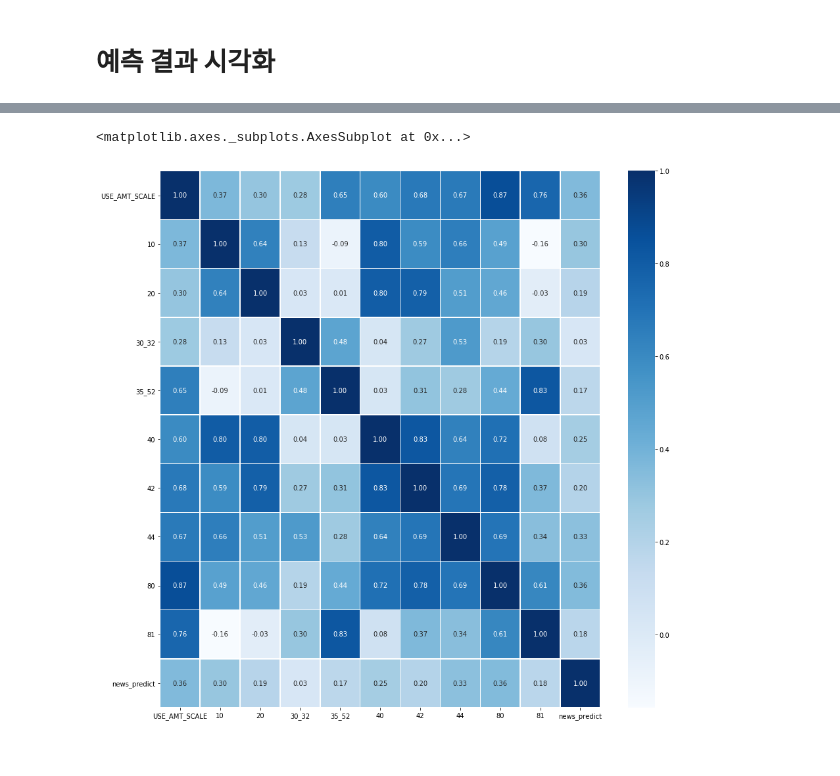
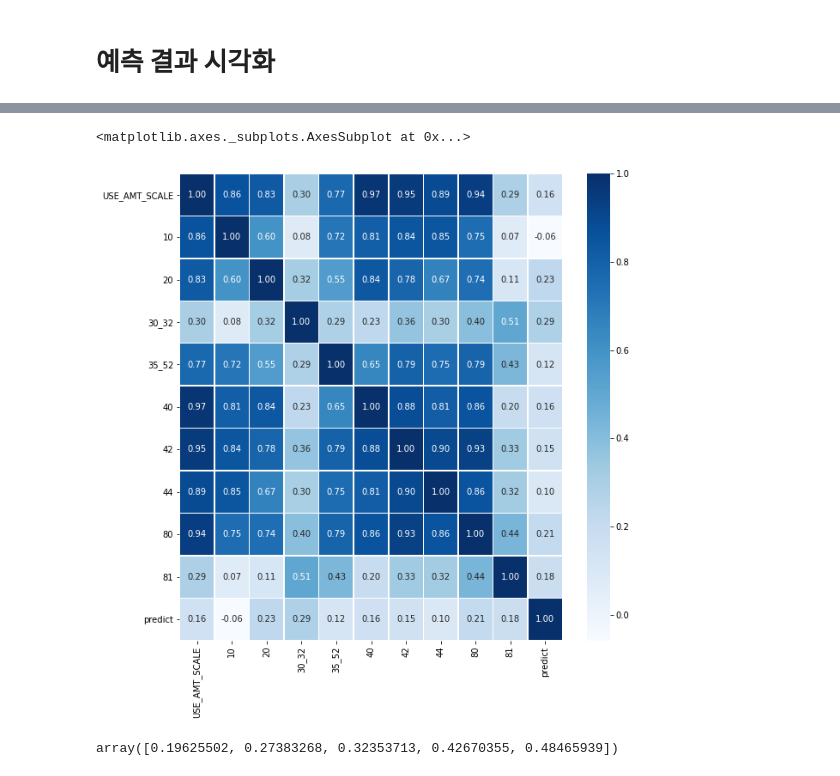
Before and after one commit to yoouza/bigcontest, a Jupyter notebook: estimation/News_Estimation.ipynb, the cells around one changed output, grey strips where cells are left out. Saved outputs shown, nothing was run; the diff lists cells and outputs as text; code cells hidden in the pictures.

```diff
--- a/estimation/News_Estimation.ipynb
+++ b/estimation/News_Estimation.ipynb
@@ -194,2 +253,13 @@ card_2019.head(), card_2020.head()
+# %%
+card_2019 = card_1920[card_1920.index < 120]
+card_2020 = card_1920[card_1920.index >= 120]
+card_2020 = card_2020.reset_index()
+card_2020 = card_2020.drop(['index'], axis=1)
+# %%
+card_2019 = card_2019[card_2019.index >= 7]
+card_2020 = card_2020[card_2020.index >= 7]
 # %%
 card_data = pd.concat([card_2019, card_2020], axis=0)
+card_data = card_data.reset_index()
+card_data = card_data.drop(['index'], axis=1)
+card_data.head()
@@ -216,0 +273,5 @@ data
+# %%
+card_data['predict'] = news_predict['predict'].to_list()
+card_data.index = card_data['date']
+card_data = card_data.drop(['date'], axis=1)
+card_data.head()
@@ -217,7 +286,6 @@ data
 # %%
-plt.figure(figsize=(15,15))
-sns.heatmap(data = data.corr(), annot=True,
-fmt = '.2f', linewidths=.5, cmap='Blues')
+plt.figure(figsize=(10,10))
+sns.heatmap(data = card_data.corr(), annot=True, fmt = '.2f', linewidths=.5, cmap='Blues')
 # %% [output]
 <matplotlib.axes._subplots.AxesSubplot at 0x...>
-[figure, old version]
+[figure, new version]
@@ -223,0 +295,5 @@ fmt = '.2f', linewidths=.5, cmap='Blues')
+# %%
+predict_result = (predict_result - 0.5) * 2
+predict_result[:5]
+# %% [output]
+array([0.19625502, 0.27383268, 0.32353713, 0.42670355, 0.48465939])
```
Also changed, not shown: parts of 19 cells of this notebook.
